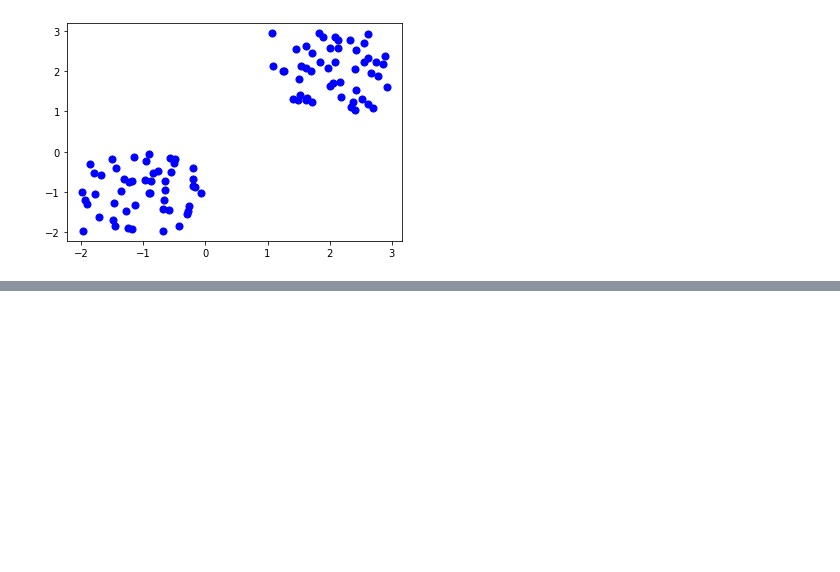
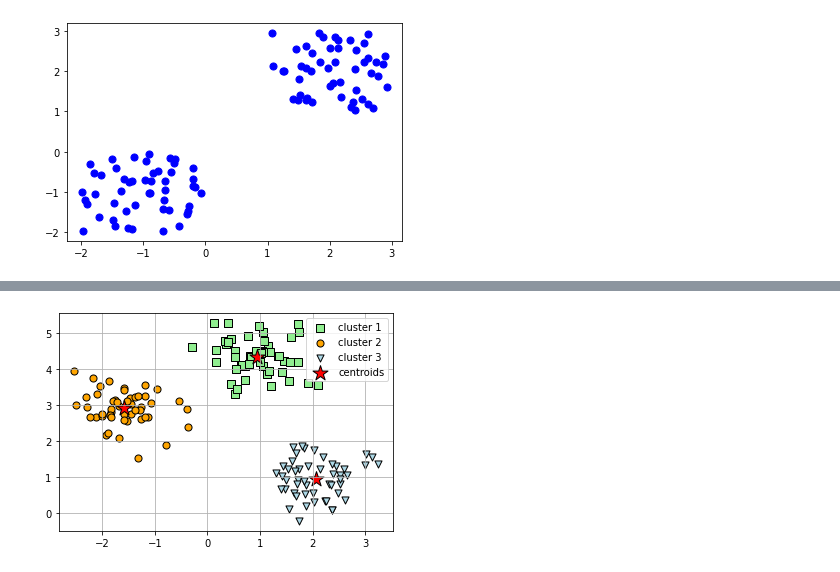
Before and after one commit to Hubhubhob/Hacktiv8, a Jupyter notebook: Hacktiv8-Sesi14/Sesi14.ipynb, the cells around one changed output, grey strips where cells are left out. Saved outputs shown, nothing was run; the diff lists cells and outputs as text; code cells hidden in the pictures; blank space fills up the shorter version.

```diff
--- a/Hacktiv8-Sesi14/Sesi14.ipynb
+++ b/Hacktiv8-Sesi14/Sesi14.ipynb
@@ -163,0 +218,41 @@ plt.show()
+# %%
+from sklearn.cluster import KMeans
+
+km = KMeans(n_clusters=3, init='random', max_iter=300)
+
+y_km = km.fit_predict(X)
+# %%
+# plot the 3 clusters
+plt.scatter(
+    X[y_km == 0, 0], X[y_km == 0, 1],
+    s=50, c='lightgreen',
+    marker='s', edgecolor='black',
+    label='cluster 1'
+)
+
+plt.scatter(
+    X[y_km == 1, 0], X[y_km == 1, 1],
+    s=50, c='orange',
+    marker='o', edgecolor='black',
+    label='cluster 2'
+)
+
+plt.scatter(
+    X[y_km == 2, 0], X[y_km == 2, 1],
+    s=50, c='lightblue',
+    marker='v', edgecolor='black',
+    label='cluster 3'
+)
+
+# plot the centroids
+plt.scatter(
+    km.cluster_centers_[:, 0], km.cluster_centers_[:, 1],
+    s=250, marker='*',
+    c='red', edgecolor='black',
+    label='centroids'
+)
+plt.legend(scatterpoints=1)
+plt.grid()
+plt.show()
+# %% [output]
+[figure, added]
```
Also changed, not shown: parts of 10 cells of this notebook.
